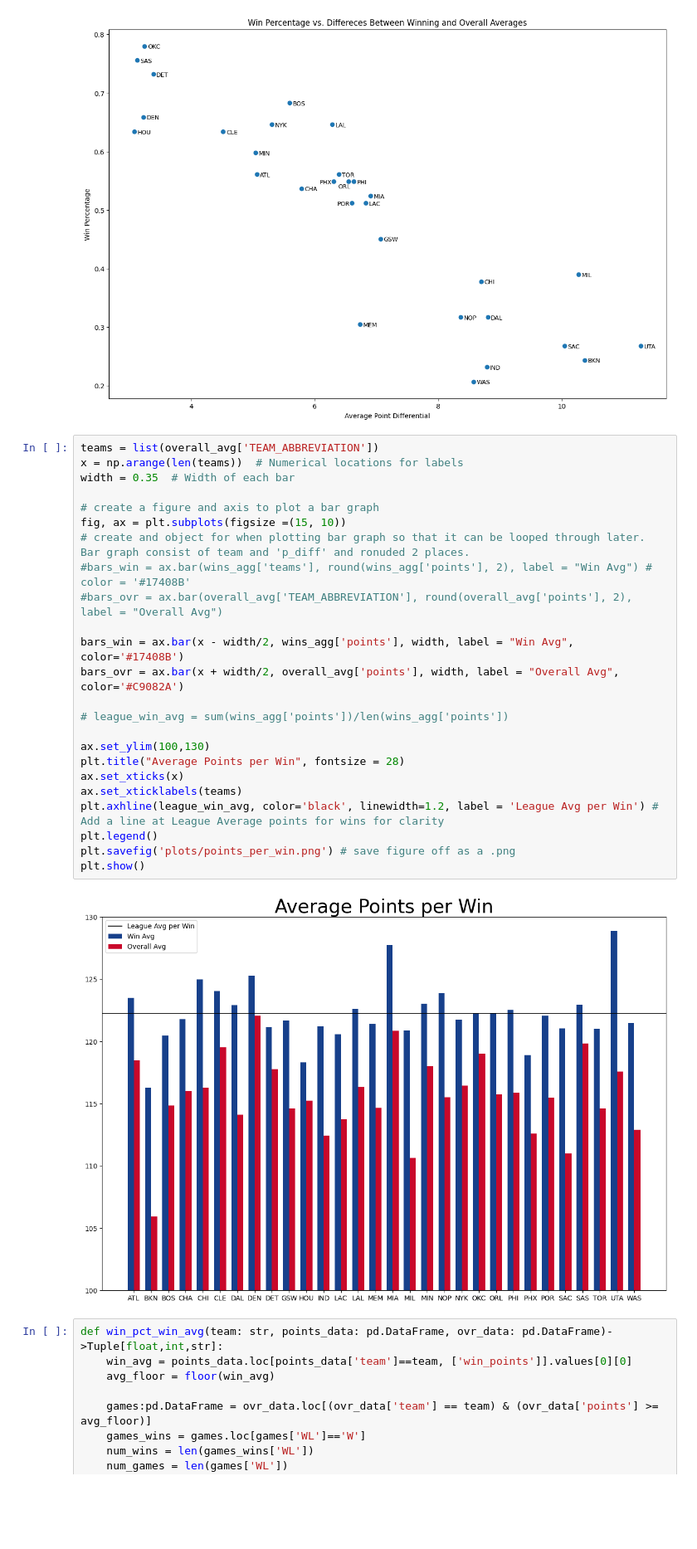
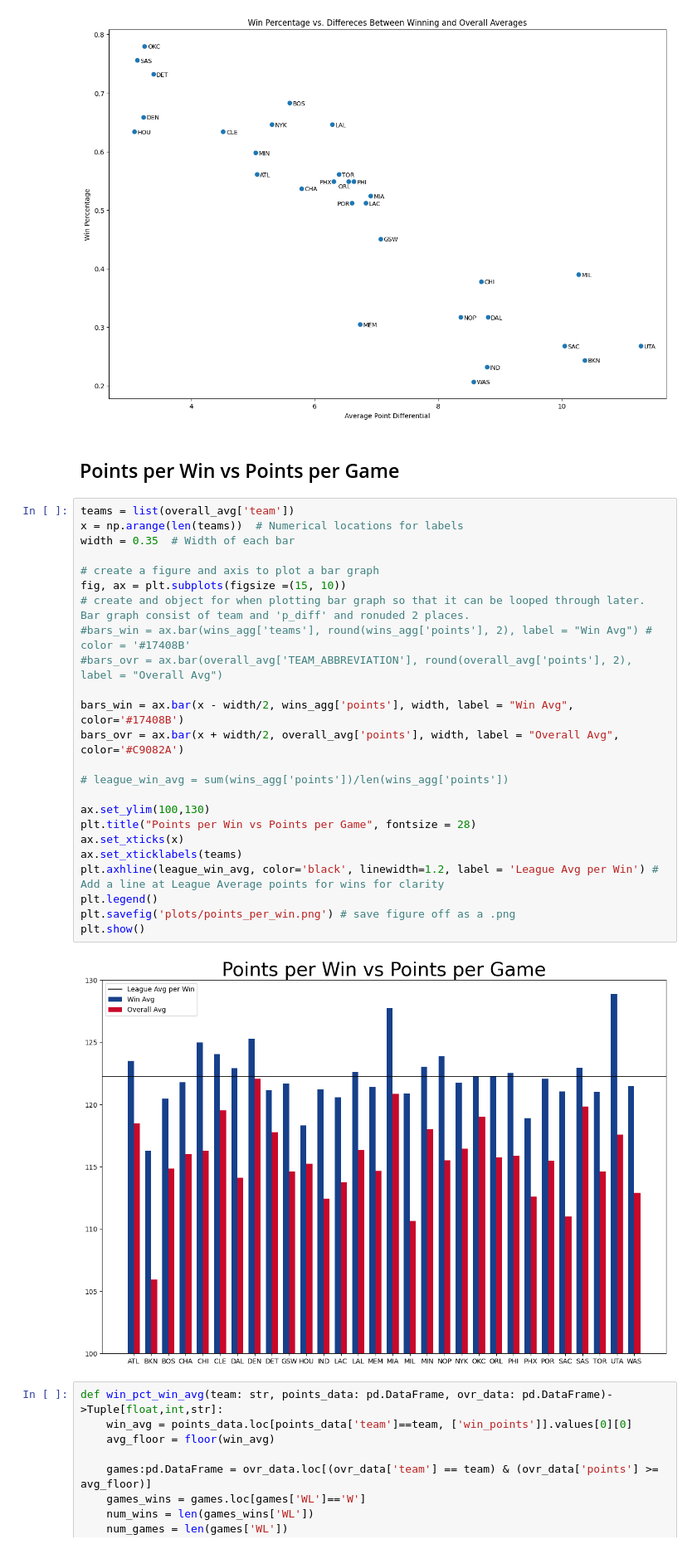
Before and after one commit to wjpericles/nba-data-visuals, a Jupyter notebook: src/02_points_per_win/points_per_win.ipynb, the cells around one changed output. Shown at 83% size. Cells and saved outputs as stored; diff of their text form; blank space fills up the shorter version.

```diff
--- a/src/02_points_per_win/points_per_win.ipynb
+++ b/src/02_points_per_win/points_per_win.ipynb
@@ -188,32 +192,34 @@ plt.savefig('plots/win_pct_vs_avg_diff.png')
 plt.show()
 # %% [output]
 [figure]
+# %% [markdown]
+## Points per Win vs Points per Game
 # %%
-teams = list(overall_avg['TEAM_ABBREVIATION'])
+teams = list(overall_avg['team'])
 x = np.arange(len(teams))  # Numerical locations for labels
 width = 0.35  # Width of each bar
 
 # create a figure and axis to plot a bar graph
 fig, ax = plt.subplots(figsize =(15, 10))
 # create and object for when plotting bar graph so that it can be looped through later. Bar graph consist of team and 'p_diff' and ronuded 2 places.
 #bars_win = ax.bar(wins_agg['teams'], round(wins_agg['points'], 2), label = "Win Avg") # color = '#17408B'
 #bars_ovr = ax.bar(overall_avg['TEAM_ABBREVIATION'], round(overall_avg['points'], 2), label = "Overall Avg")
 
 bars_win = ax.bar(x - width/2, wins_agg['points'], width, label = "Win Avg", color='#17408B')
 bars_ovr = ax.bar(x + width/2, overall_avg['points'], width, label = "Overall Avg", color='#C9082A')
 
 # league_win_avg = sum(wins_agg['points'])/len(wins_agg['points'])
 
 ax.set_ylim(100,130)
-plt.title("Average Points per Win", fontsize = 28)
+plt.title("Points per Win vs Points per Game", fontsize = 28)
 ax.set_xticks(x)
 ax.set_xticklabels(teams)
 plt.axhline(league_win_avg, color='black', linewidth=1.2, label = 'League Avg per Win') # Add a line at League Average points for wins for clarity
 plt.legend()
 plt.savefig('plots/points_per_win.png') # save figure off as a .png
 plt.show()
 # %% [output]
-[figure, old version]
+[figure, new version]
 # %%
 def win_pct_win_avg(team: str, points_data: pd.DataFrame, ovr_data: pd.DataFrame)->Tuple[float,int,str]:
     win_avg = points_data.loc[points_data['team']==team, ['win_points']].values[0][0]
```
Also changed, not shown: parts of 1 cell of this notebook, 1 other file.
